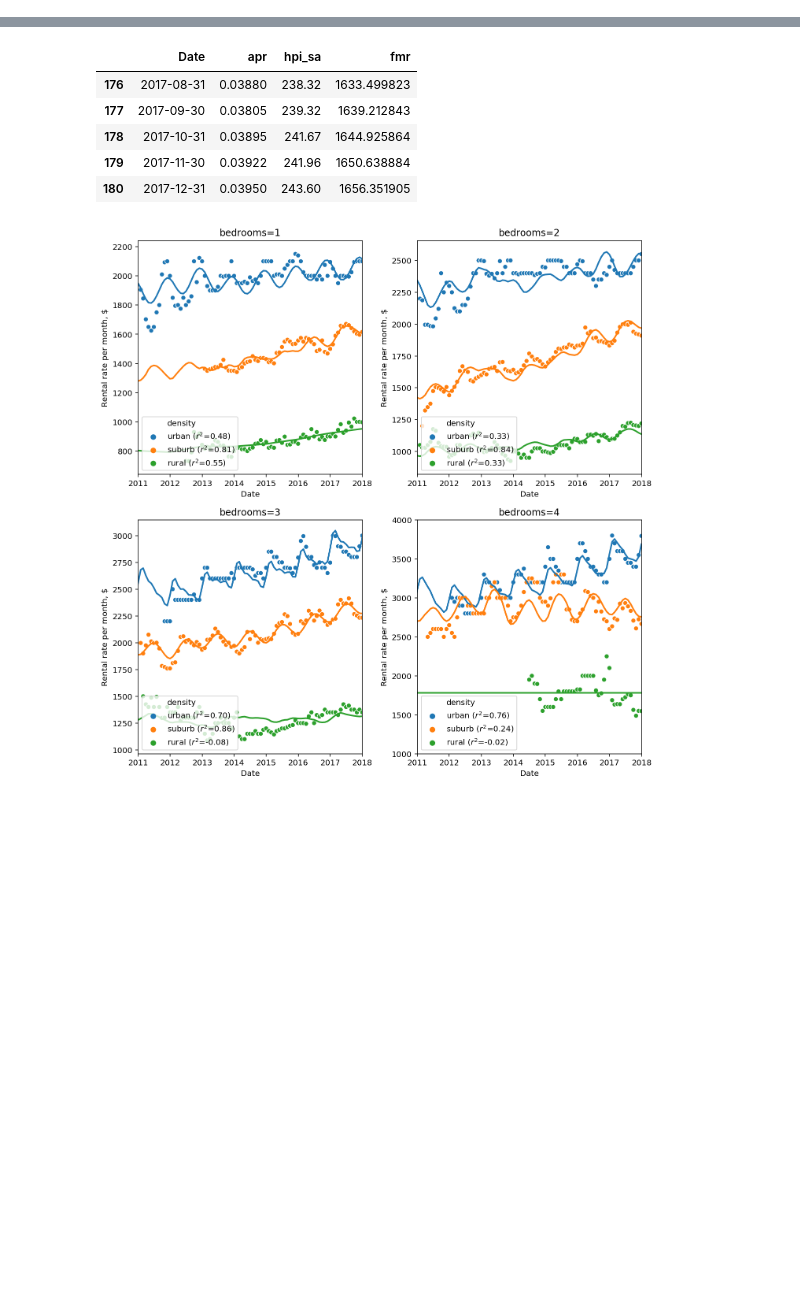
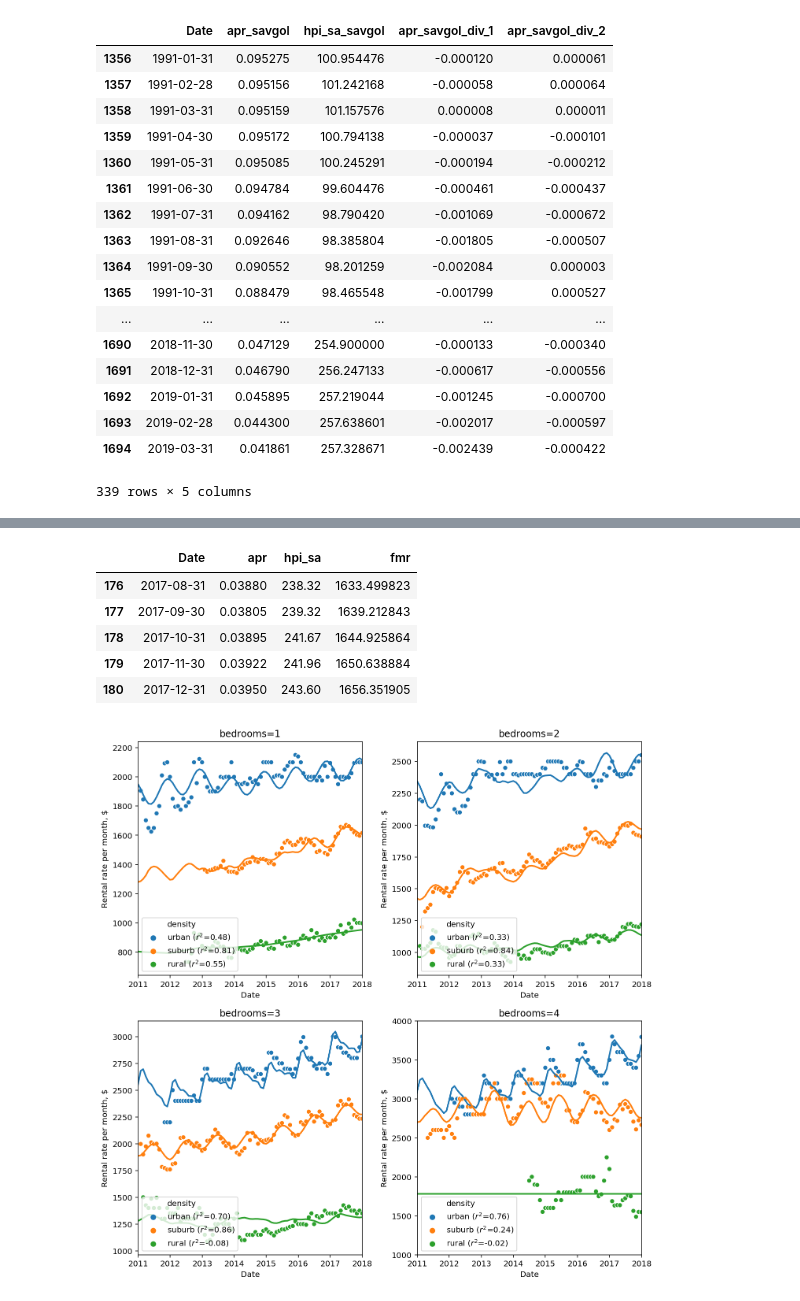
Before and after one commit to ivlis/rent-or-buy, a Jupyter notebook: rent-or-buy.ipynb, the cells around one changed output, grey strips where cells are left out. Drawn from its saved outputs; the diff is of its cells as text; code cells hidden in the pictures; blank space fills up the shorter version.

```diff
--- a/rent-or-buy.ipynb
+++ b/rent-or-buy.ipynb
@@ -28,3 +28,24 @@ fmr = fmr[fmr.Date.dt.year<2018]
 # %%
 pm = PriceModel()
 pm.fit_all()
+# %%
+pm.prp_features
+# %% [output]
+|  | Date | apr_savgol | hpi_sa_savgol | apr_savgol_div_1 | apr_savgol_div_2 |
+| 1356 | 1991-01-31 | 0.095275 | 100.954476 | -0.000120 | 0.000061 |
+| 1357 | 1991-02-28 | 0.095156 | 101.242168 | -0.000058 | 0.000064 |
+| 1358 | 1991-03-31 | 0.095159 | 101.157576 | 0.000008 | 0.000011 |
+| 1359 | 1991-04-30 | 0.095172 | 100.794138 | -0.000037 | -0.000101 |
+| 1360 | 1991-05-31 | 0.095085 | 100.245291 | -0.000194 | -0.000212 |
+| 1361 | 1991-06-30 | 0.094784 | 99.604476 | -0.000461 | -0.000437 |
+| 1362 | 1991-07-31 | 0.094162 | 98.790420 | -0.001069 | -0.000672 |
+| 1363 | 1991-08-31 | 0.092646 | 98.385804 | -0.001805 | -0.000507 |
+| 1364 | 1991-09-30 | 0.090552 | 98.201259 | -0.002084 | 0.000003 |
+| 1365 | 1991-10-31 | 0.088479 | 98.465548 | -0.001799 | 0.000527 |
+| ... | ... | ... | ... | ... | ... |
+| 1690 | 2018-11-30 | 0.047129 | 254.900000 | -0.000133 | -0.000340 |
+| 1691 | 2018-12-31 | 0.046790 | 256.247133 | -0.000617 | -0.000556 |
+| 1692 | 2019-01-31 | 0.045895 | 257.219044 | -0.001245 | -0.000700 |
+| 1693 | 2019-02-28 | 0.044300 | 257.638601 | -0.002017 | -0.000597 |
+| 1694 | 2019-03-31 | 0.041861 | 257.328671 | -0.002439 | -0.000422 |
+339 rows × 5 columns
```
Also changed, not shown: parts of 4 cells of this notebook, 4 other files.
